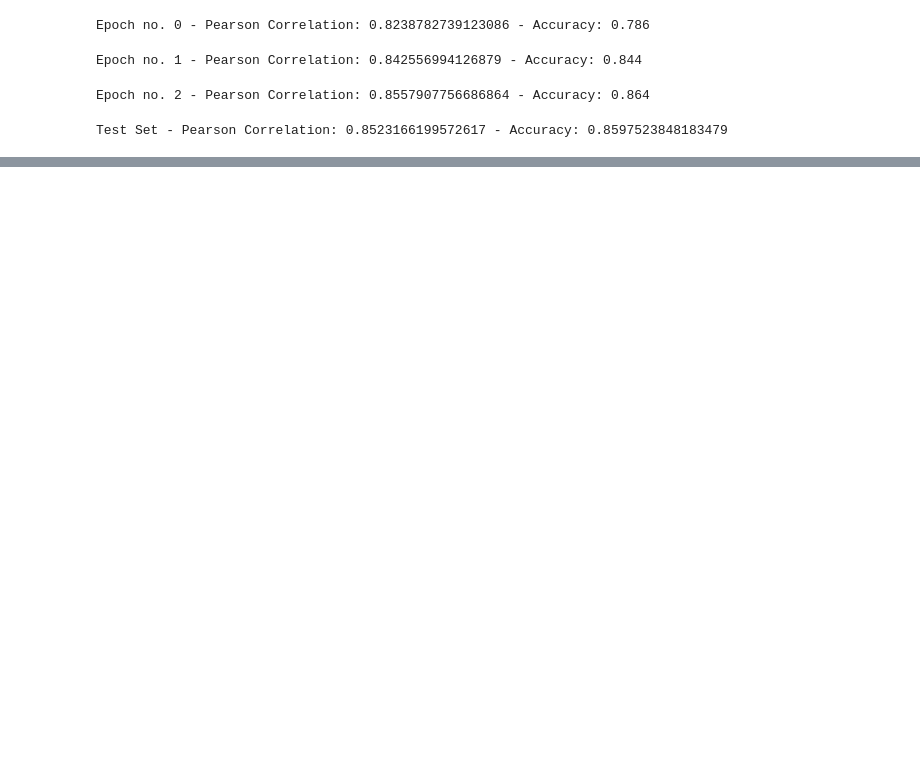
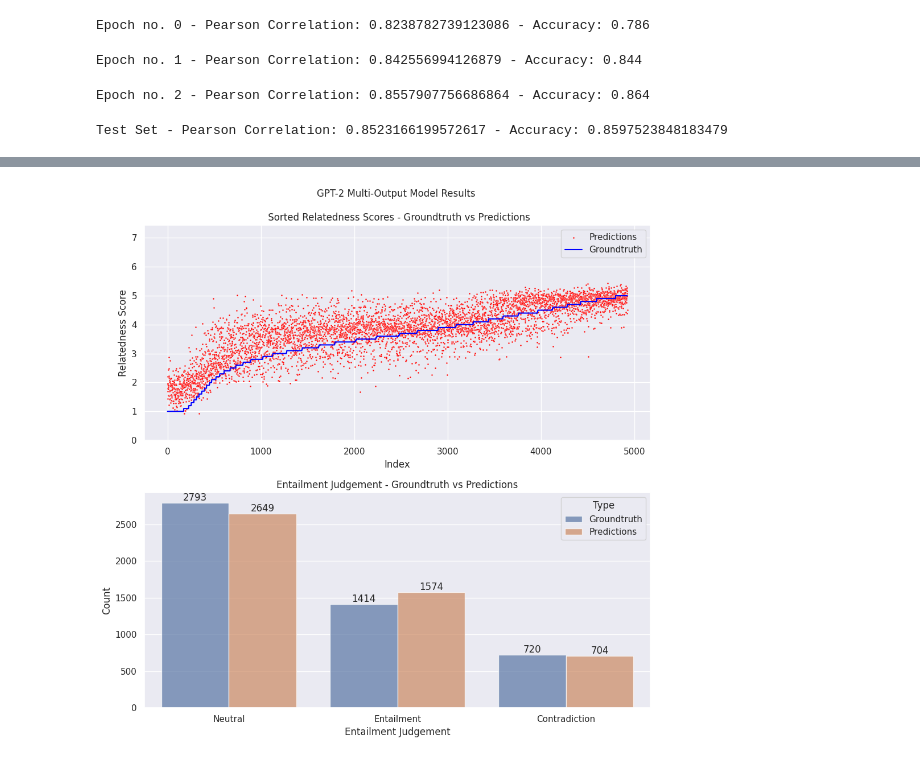
Before and after one commit to difersalest/NLP-Exercise-3, a Jupyter notebook: gpt2_version.ipynb, the cells around one changed output, grey strips where cells are left out. Drawn from its saved outputs; the diff is of its cells as text; code cells hidden in the pictures; blank space fills up the shorter version.

Commit message:
Finished adding plots to all main models' experiments.

```diff
--- a/gpt2_version.ipynb
+++ b/gpt2_version.ipynb
@@ -195,10 +174,0 @@ Examples:
-# %%
-import numpy as np
-x = np.array([10, 12, 15, 18, 20])
-y = np.array([25, 30, 38, 45, 50])
-# Calculate Pearson correlation and p-value
-results = psr.compute(references = x, predictions = y, return_pvalue=True)
-print(results)
-# Print the results
-print(f"Pearson correlation coefficient (r): {results['pearsonr']:.3f}")
-print(f"P-value: {results['p-value']:.3f}")
@@ -366,0 +621,28 @@ Test Set - Pearson Correlation: 0.8523166199572617 - Accuracy: 0.859752384818347
+# %%
+import pandas as pd
+import matplotlib.pyplot as plt
+import seaborn as sns
+import numpy as np
+sns.set_theme()
+
+fig, ax = plt.subplots(2,1, figsize=(10, 10))
+fig.dpi = 100
+
+sns.scatterplot(data=sorted_results_test_df, x="index", y="Pred_Rel_Scores", color="red", label="Predictions", s=4, ax=ax[0])
+sns.lineplot(data=sorted_results_test_df, x="index", y="Real_Rel_Scores", color="blue", label="Groundtruth", ax=ax[0])
+
+ax[0].set_ylim(0, max(sorted_results_test_df["Pred_Rel_Scores"])+2)
+ax[0].set_xlabel("Index")
+ax[0].set_ylabel("Relatedness Score")
+ax[0].set_title("GPT-2 Multi-Output Model Results \n\n Sorted Relatedness Scores - Groundtruth vs Predictions")
+
+sns.barplot(data=melted_df, x = "Label", y="Count", hue="Type", ax=ax[1], alpha=0.7)
+ax[1].bar_label(ax[1].containers[0])
+ax[1].bar_label(ax[1].containers[1])
+ax[1].set_xlabel("Entailment Judgement")
+ax[1].set_ylabel("Count")
+ax[1].set_title("Entailment Judgement - Groundtruth vs Predictions")
+fig.tight_layout()
+plt.savefig(f"{output_dir}/rel_score_ent_judg_graphs.png")
+# %% [output]
+[figure, added]
```
Also changed, not shown: parts of 17 cells of this notebook, 20 other files.
